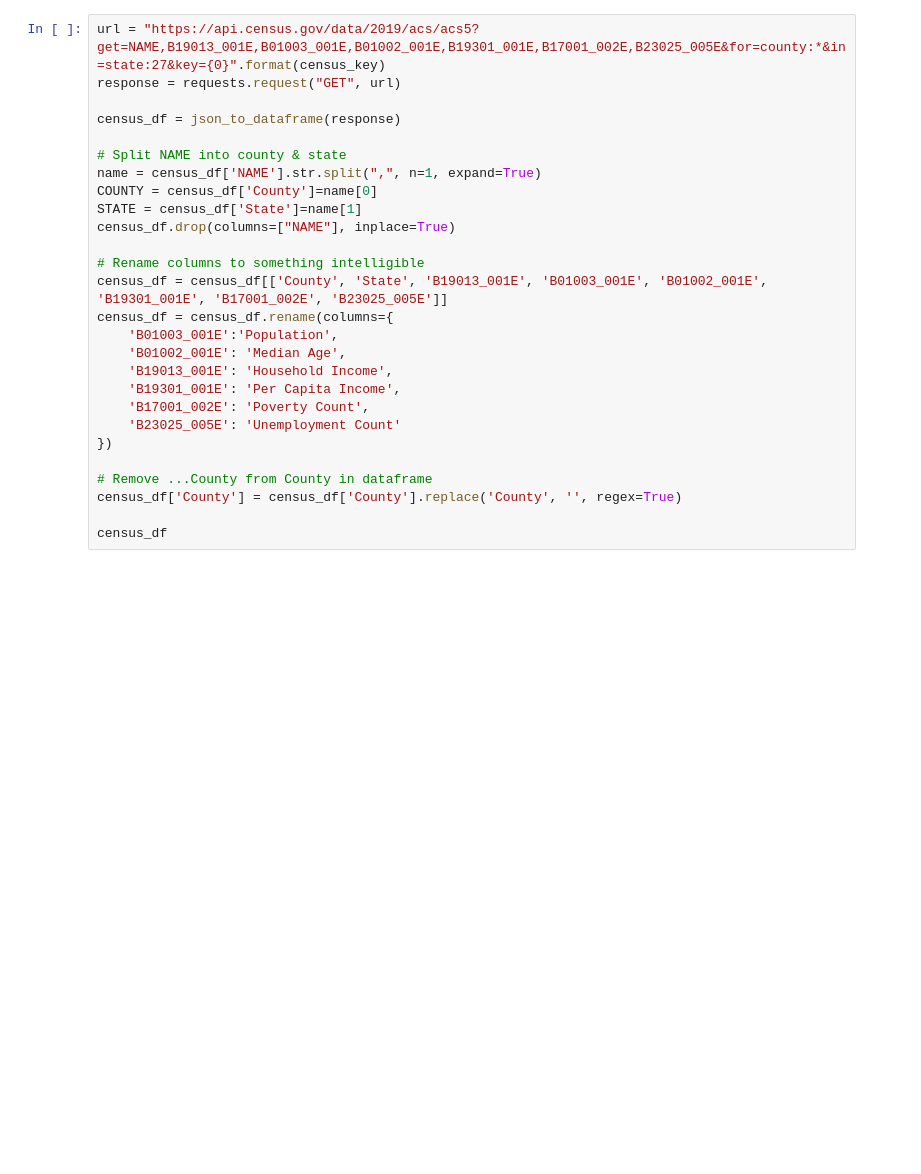
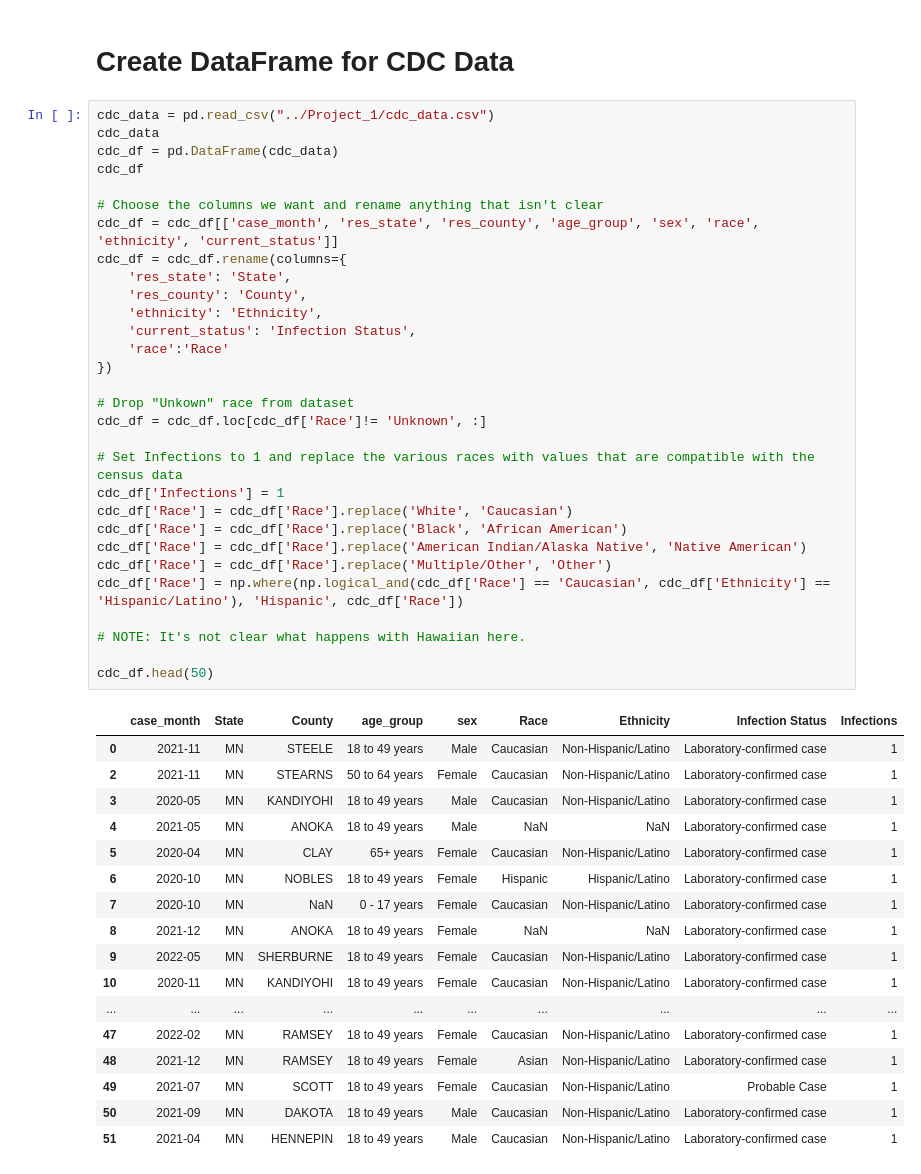
Before and after one commit to tlenzmeier58/Project_1, a Jupyter notebook: cdc_tom.ipynb, the cells around one changed output. Cells and saved outputs as stored; diff of their text form; blank space fills up the shorter version.

```diff
--- a/cdc_tom.ipynb
+++ b/cdc_tom.ipynb
@@ -22,27 +21,50 @@ cdc_df.head(100)
-# %%
-url = "https://api.census.gov/data/2019/acs/acs5?get=NAME,B19013_001E,B01003_001E,B01002_001E,B19301_001E,B17001_002E,B23025_005E&for=county:*&in=state:27&key={0}".format(census_key)
-response = requests.request("GET", url)
-
-census_df = json_to_dataframe(response)
-
-# Split NAME into county & state
-name = census_df['NAME'].str.split(",", n=1, expand=True)
-COUNTY = census_df['County']=name[0]
-STATE = census_df['State']=name[1]
-census_df.drop(columns=["NAME"], inplace=True)
-
-# Rename columns to something intelligible
-census_df = census_df[['County', 'State', 'B19013_001E', 'B01003_001E', 'B01002_001E', 'B19301_001E', 'B17001_002E', 'B23025_005E']]
-census_df = census_df.rename(columns={
-    'B01003_001E':'Population',
-    'B01002_001E': 'Median Age',
-    'B19013_001E': 'Household Income',
-    'B19301_001E': 'Per Capita Income',
-    'B17001_002E': 'Poverty Count',
-    'B23025_005E': 'Unemployment Count'
-})
-
-# Remove ...County from County in dataframe
-census_df['County'] = census_df['County'].replace('County', '', regex=True)
-
-census_df
+# %% [markdown]
+# Create DataFrame for CDC Data
+# %%
+cdc_data = pd.read_csv("../Project_1/cdc_data.csv")
+cdc_data
+cdc_df = pd.DataFrame(cdc_data)
+cdc_df
+
+# Choose the columns we want and rename anything that isn't clear
+cdc_df = cdc_df[['case_month', 'res_state', 'res_county', 'age_group', 'sex', 'race', 'ethnicity', 'current_status']]
+cdc_df = cdc_df.rename(columns={
+    'res_state': 'State',
+    'res_county': 'County',
+    'ethnicity': 'Ethnicity',
+    'current_status': 'Infection Status',
+    'race':'Race'
+})
+
+# Drop "Unkown" race from dataset
+cdc_df = cdc_df.loc[cdc_df['Race']!= 'Unknown', :]
+
+# Set Infections to 1 and replace the various races with values that are compatible with the census data
+cdc_df['Infections'] = 1
+cdc_df['Race'] = cdc_df['Race'].replace('White', 'Caucasian')
+cdc_df['Race'] = cdc_df['Race'].replace('Black', 'African American')
+cdc_df['Race'] = cdc_df['Race'].replace('American Indian/Alaska Native', 'Native American')
+cdc_df['Race'] = cdc_df['Race'].replace('Multiple/Other', 'Other')
+cdc_df['Race'] = np.where(np.logical_and(cdc_df['Race'] == 'Caucasian', cdc_df['Ethnicity'] == 'Hispanic/Latino'), 'Hispanic', cdc_df['Race'])
+
+# NOTE: It's not clear what happens with Hawaiian here.
+
+cdc_df.head(50)
+# %% [output]
+|  | case_month | State | County | age_group | sex | Race | Ethnicity | Infection Status | Infections |
+| 0 | 2021-11 | MN | STEELE | 18 to 49 years | Male | Caucasian | Non-Hispanic/Latino | Laboratory-confirmed case | 1 |
+| 2 | 2021-11 | MN | STEARNS | 50 to 64 years | Female | Caucasian | Non-Hispanic/Latino | Laboratory-confirmed case | 1 |
+| 3 | 2020-05 | MN | KANDIYOHI | 18 to 49 years | Male | Caucasian | Non-Hispanic/Latino | Laboratory-confirmed case | 1 |
+| 4 | 2021-05 | MN | ANOKA | 18 to 49 years | Male | NaN | NaN | Laboratory-confirmed case | 1 |
+| 5 | 2020-04 | MN | CLAY | 65+ years | Female | Caucasian | Non-Hispanic/Latino | Laboratory-confirmed case | 1 |
+| 6 | 2020-10 | MN | NOBLES | 18 to 49 years | Female | Hispanic | Hispanic/Latino | Laboratory-confirmed case | 1 |
+| 7 | 2020-10 | MN | NaN | 0 - 17 years | Female | Caucasian | Non-Hispanic/Latino | Laboratory-confirmed case | 1 |
+| 8 | 2021-12 | MN | ANOKA | 18 to 49 years | Female | NaN | NaN | Laboratory-confirmed case | 1 |
+| 9 | 2022-05 | MN | SHERBURNE | 18 to 49 years | Female | Caucasian | Non-Hispanic/Latino | Laboratory-confirmed case | 1 |
+| 10 | 2020-11 | MN | KANDIYOHI | 18 to 49 years | Female | Caucasian | Non-Hispanic/Latino | Laboratory-confirmed case | 1 |
+| ... | ... | ... | ... | ... | ... | ... | ... | ... | ... |
+| 47 | 2022-02 | MN | RAMSEY | 18 to 49 years | Female | Caucasian | Non-Hispanic/Latino | Laboratory-confirmed case | 1 |
+| 48 | 2021-12 | MN | RAMSEY | 18 to 49 years | Female | Asian | Non-Hispanic/Latino | Laboratory-confirmed case | 1 |
+| 49 | 2021-07 | MN | SCOTT | 18 to 49 years | Female | Caucasian | Non-Hispanic/Latino | Probable Case | 1 |
+| 50 | 2021-09 | MN | DAKOTA | 18 to 49 years | Male | Caucasian | Non-Hispanic/Latino | Laboratory-confirmed case | 1 |
+| 51 | 2021-04 | MN | HENNEPIN | 18 to 49 years | Male | Caucasian | Non-Hispanic/Latino | Laboratory-confirmed case | 1 |
```
Also changed, not shown: parts of 28 cells of this notebook, 1 other file.
